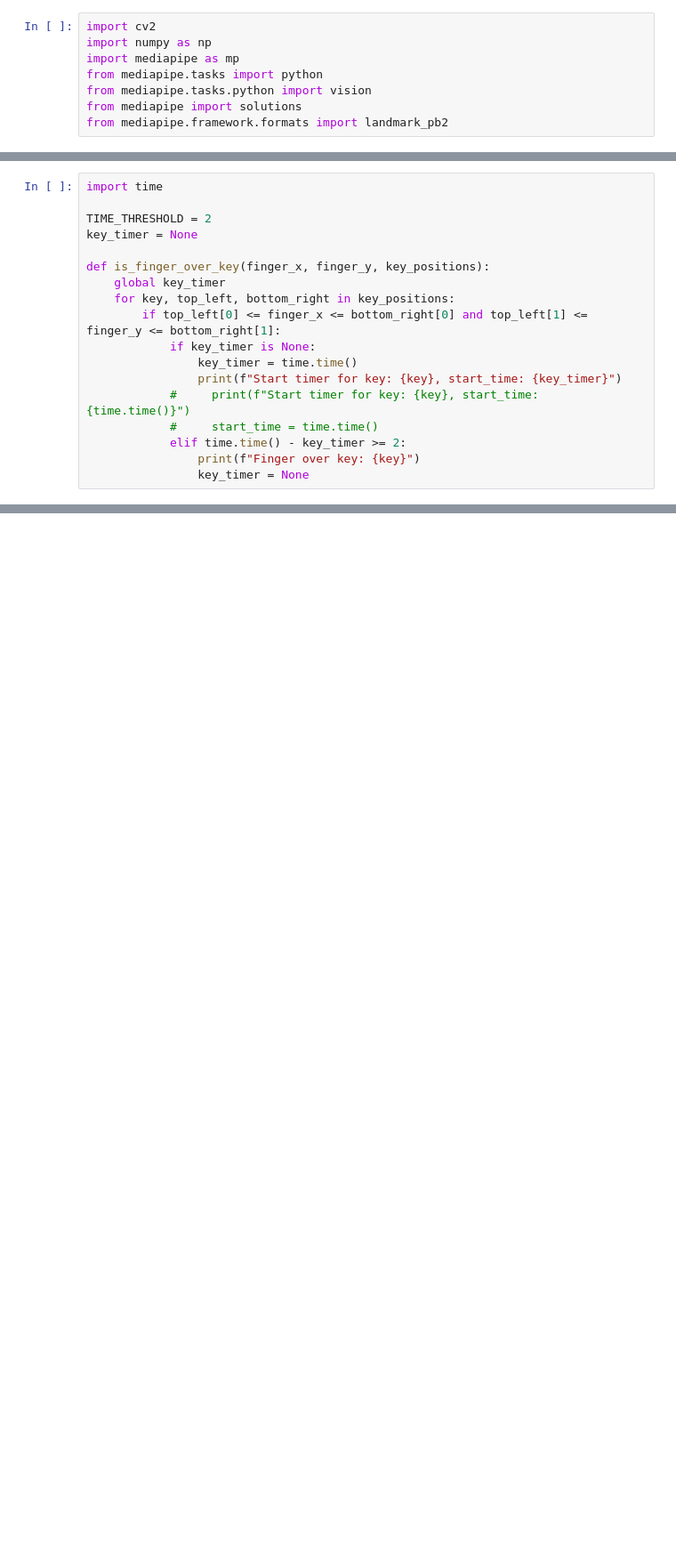
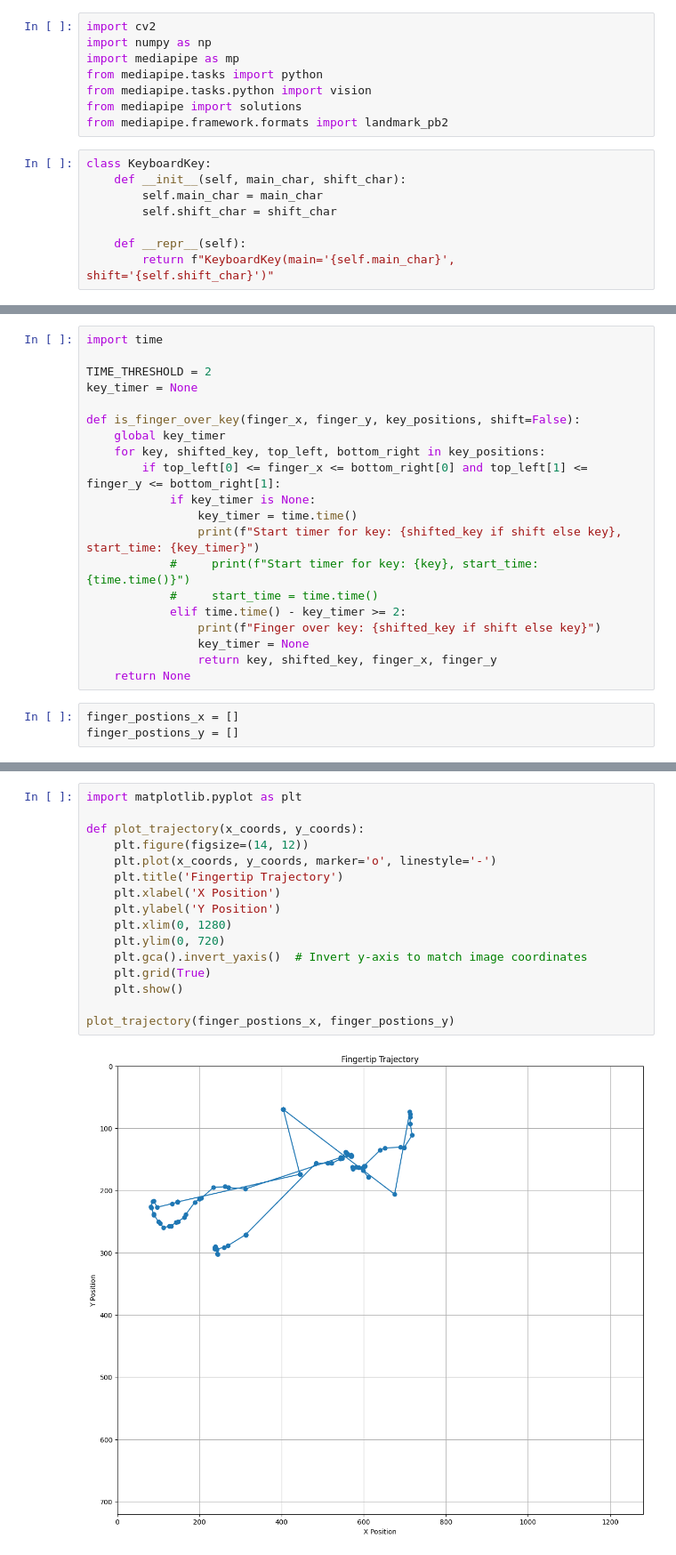
Before and after one commit to marco-bernardi/GeReco, a Jupyter notebook: keyboard/keyboard.ipynb, the cells around one changed output, grey strips where cells are left out. Shown: that part at 89% size. Drawn from its saved outputs; the diff is of its cells as text; blank space fills up the shorter version.

Commit message:
Trajectory track

```diff
--- a/keyboard/keyboard.ipynb
+++ b/keyboard/keyboard.ipynb
@@ -6,3 +6,11 @@ from mediapipe.tasks import python
 from mediapipe.tasks.python import vision
 from mediapipe import solutions
 from mediapipe.framework.formats import landmark_pb2
+# %%
+class KeyboardKey:
+    def __init__(self, main_char, shift_char):
+        self.main_char = main_char
+        self.shift_char = shift_char
+
+    def __repr__(self):
+        return f"KeyboardKey(main='{self.main_char}', shift='{self.shift_char}')"
@@ -81,18 +120,23 @@ import time
 TIME_THRESHOLD = 2
 key_timer = None
 
-def is_finger_over_key(finger_x, finger_y, key_positions):
+def is_finger_over_key(finger_x, finger_y, key_positions, shift=False):
     global key_timer
-    for key, top_left, bottom_right in key_positions:
+    for key, shifted_key, top_left, bottom_right in key_positions:
         if top_left[0] <= finger_x <= bottom_right[0] and top_left[1] <= finger_y <= bottom_right[1]:
             if key_timer is None:
                 key_timer = time.time()
-                print(f"Start timer for key: {key}, start_time: {key_timer}")
+                print(f"Start timer for key: {shifted_key if shift else key}, start_time: {key_timer}")
             #     print(f"Start timer for key: {key}, start_time: {time.time()}")
             #     start_time = time.time()
             elif time.time() - key_timer >= 2:
-                print(f"Finger over key: {key}")
+                print(f"Finger over key: {shifted_key if shift else key}")
                 key_timer = None
+                return key, shifted_key, finger_x, finger_y
+    return None
+# %%
+finger_postions_x = []
+finger_postions_y = []
 # %%
 INDEX_TIP = 8
 
@@ -173,0 +261,18 @@ cv2.destroyAllWindows()
+# %%
+import matplotlib.pyplot as plt
+
+def plot_trajectory(x_coords, y_coords):
+    plt.figure(figsize=(14, 12))
+    plt.plot(x_coords, y_coords, marker='o', linestyle='-')
+    plt.title('Fingertip Trajectory')
+    plt.xlabel('X Position')
+    plt.ylabel('Y Position')
+    plt.xlim(0, 1280)
+    plt.ylim(0, 720)
+    plt.gca().invert_yaxis()  # Invert y-axis to match image coordinates
+    plt.grid(True)
+    plt.show()
+
+plot_trajectory(finger_postions_x, finger_postions_y)
+# %% [output]
+[figure, added]
```
Also changed, not shown: parts of 3 cells of this notebook.
